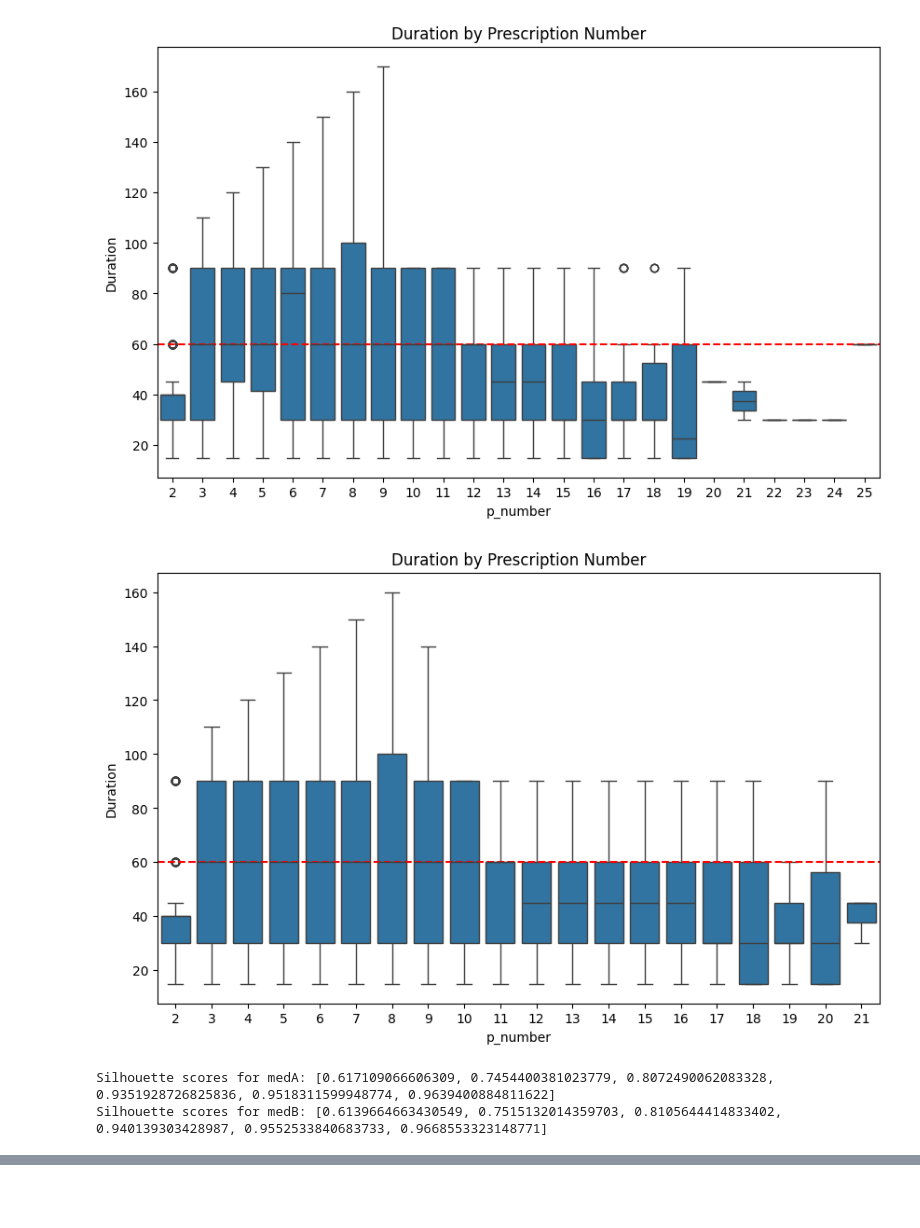
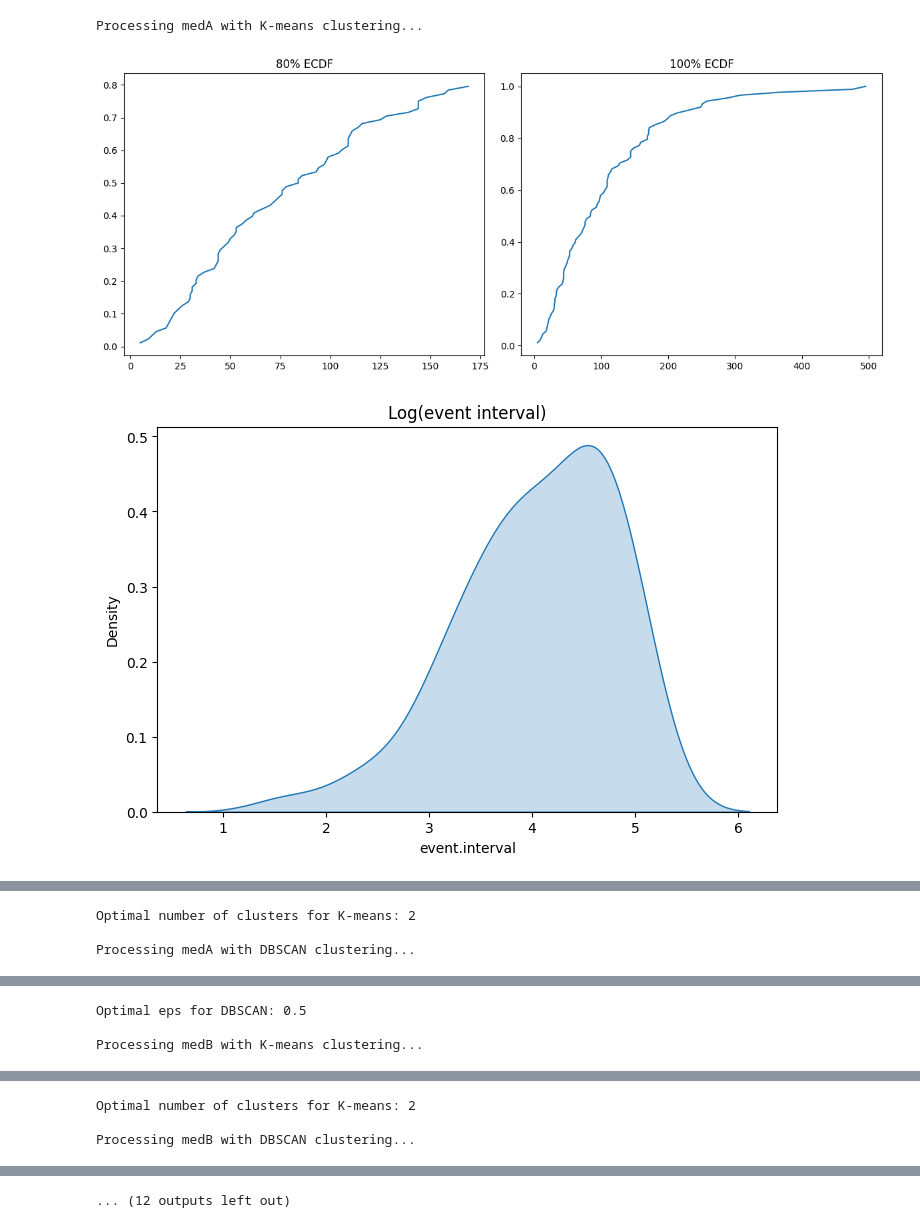
Before and after one commit to LowisWano/SEE, a Jupyter notebook: SEE.ipynb, the cells around one changed output, grey strips where cells are left out. Cells and saved outputs as stored; diff of their text form; code cells hidden in the pictures; blank space fills up the shorter version.

Commit message:
refactor: add med_events.csv and refactor SEE code

```diff
--- a/SEE.ipynb
+++ b/SEE.ipynb
@@ -188,0 +32,10 @@ def See(arg1, tidy):
+# %%
+# Load data
+med_events = pd.read_csv("med_events.csv")
+
+# Rename columns to match the R code naming convention
+tidy = med_events.copy()
+tidy.columns = ["pnr", "eksd", "perday", "ATC", "dur_original"]
+
+# Convert date to datetime format
+tidy['eksd'] = pd.to_datetime(tidy['eksd'], format='%m/%d/%Y')
@@ -214,17 +392,0 @@ def see_assumption(result):
-# %%
-# add labels later for which graph is medA and medB
-medA_result = See("medA", tidy)
-medB_result = See("medB", tidy)
-
-# Analyze the results
-see_assumption(medA_result)
-see_assumption(medB_result)
-
-# To access silhouette scores
-print("Silhouette scores for medA:", medA_result['scores'])
-print("Silhouette scores for medB:", medB_result['scores'])
-# %% [output]
-[figure, removed]
-[figure, removed]
-Silhouette scores for medA: [0.617109066606309, 0.7454400381023779, 0.8072490062083328, 0.9351928726825836, 0.9518311599948774, 0.9639400884811622]
-Silhouette scores for medB: [0.6139664663430549, 0.7515132014359703, 0.8105644414833402, 0.940139303428987, 0.9552533840683733, 0.9668553323148771]
@@ -230,0 +464,16 @@ Silhouette scores for medB: [0.6139664663430549, 0.7515132014359703, 0.810564441
+# %%
+# Run the comparison
+results = compare_clustering_methods()
+
+# Summarize the results
+print("\n--- Summary Statistics ---")
+for name, df in results.items():
+    print(f"\n{name} Summary:")
+    print(f"Number of clusters: {df['Cluster'].nunique()}")
+    print(f"Median days: {df['Median'].median()}")
+    print(f"Mean days: {df['Median'].mean():.2f}")
+    print(f"Std deviation: {df['Median'].std():.2f}")
+# %% [output]
+Processing medA with K-means clustering...
+[figure, added]
+[figure, added]
@@ -230,0 +481,3 @@ Silhouette scores for medB: [0.6139664663430549, 0.7515132014359703, 0.810564441
+Optimal number of clusters for K-means: 2
+
+Processing medA with DBSCAN clustering...
@@ -230,0 +485,3 @@ Silhouette scores for medB: [0.6139664663430549, 0.7515132014359703, 0.810564441
+Optimal eps for DBSCAN: 0.5
+
+Processing medB with K-means clustering...
@@ -230,0 +491,3 @@ Silhouette scores for medB: [0.6139664663430549, 0.7515132014359703, 0.810564441
+Optimal number of clusters for K-means: 2
+
+Processing medB with DBSCAN clustering...
@@ -230,0 +495 @@ Silhouette scores for medB: [0.6139664663430549, 0.7515132014359703, 0.810564441
+... (12 outputs left out)
```
Also changed, not shown: parts of 11 cells of this notebook, 2 other files.
